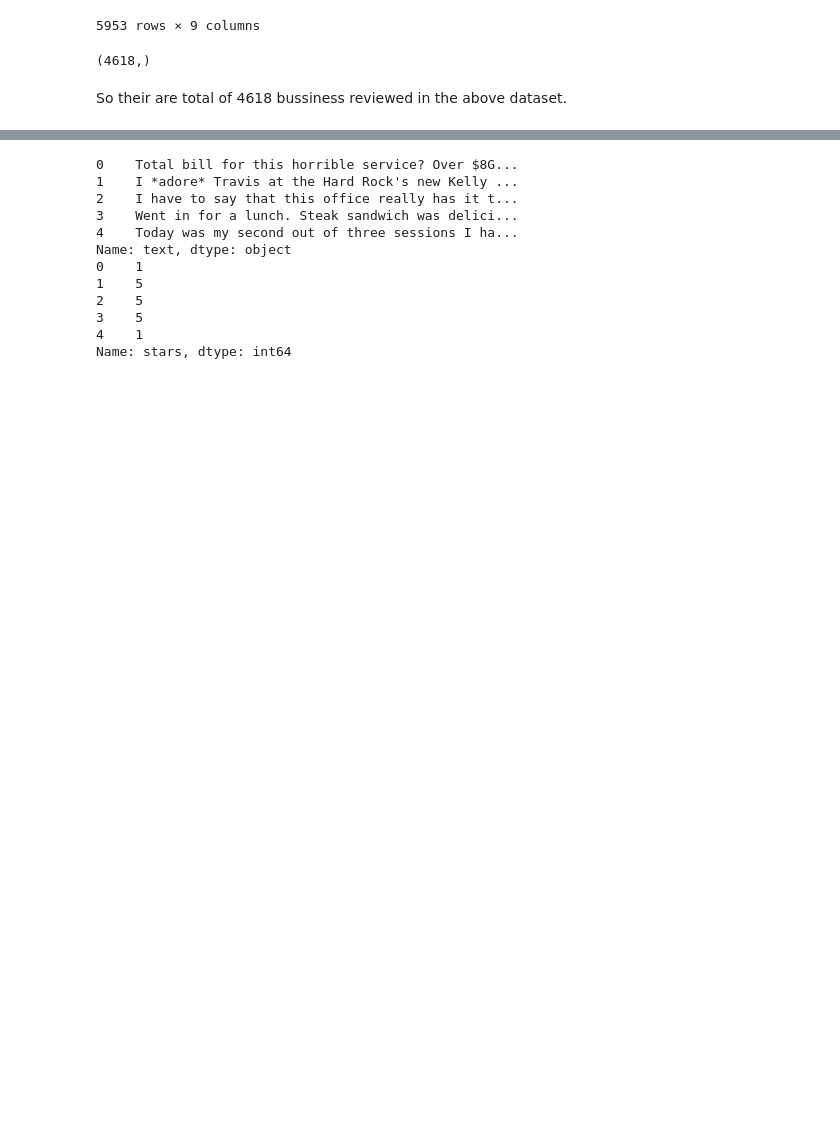
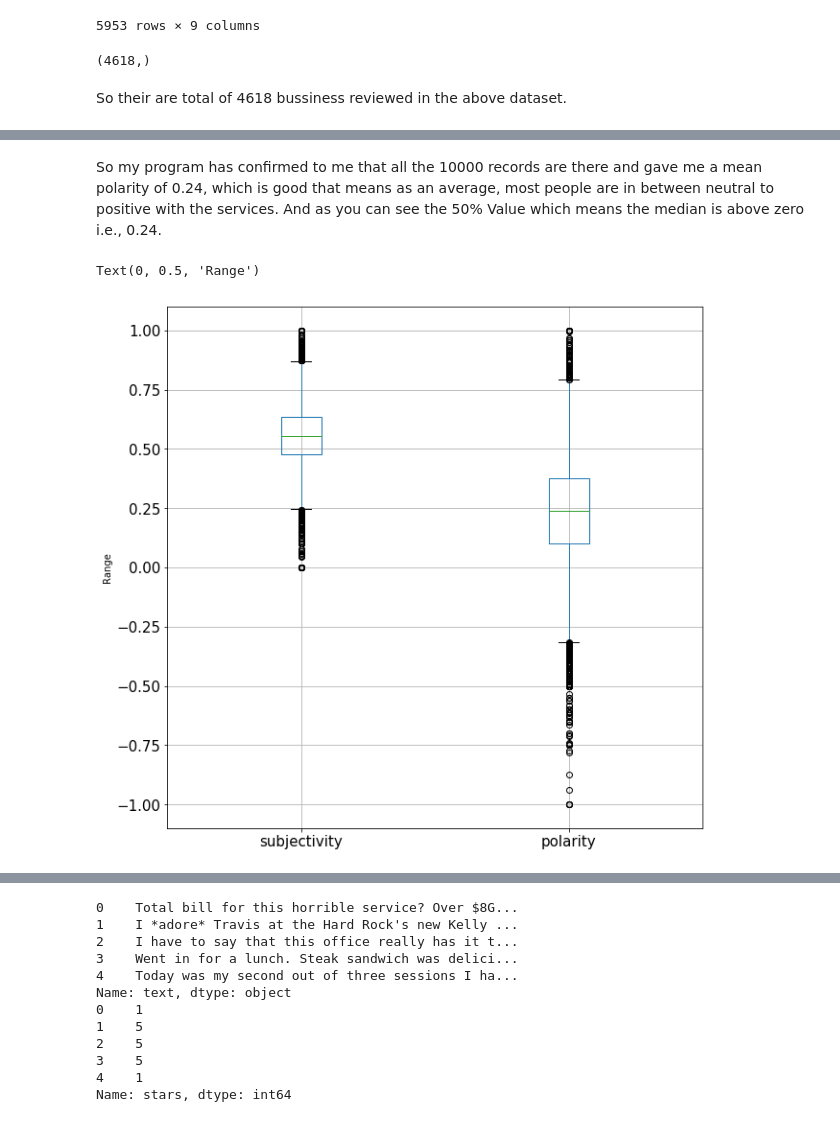
Before and after one commit to nishimishra71/Python, a Jupyter notebook: Capstone_2/Capstone_2.ipynb, the cells around one changed output, grey strips where cells are left out. Saved outputs shown, nothing was run; the diff lists cells and outputs as text; code cells hidden in the pictures; blank space fills up the shorter version.

Commit message:
Plots

```diff
--- a/Capstone_2/Capstone_2.ipynb
+++ b/Capstone_2/Capstone_2.ipynb
@@ -191,0 +209,3 @@ So their are total of 4618 bussiness reviewed in the above dataset.
+# %%
+COLS = ['date','text', 'sentiment','subjectivity','polarity']
+df_new = pd.DataFrame(columns=COLS)
@@ -191,0 +214,13 @@ So their are total of 4618 bussiness reviewed in the above dataset.
+# %%
+for index, row in islice(df.iterrows(), 0, None):
+
+     new_entry = []
+     text_lower=(row['text'].lower())
+     blob = TextBlob(text_lower)
+     sentiment = blob.sentiment
+     polarity = sentiment.polarity
+     subjectivity = sentiment.subjectivity
+     new_entry += [row['date'],text_lower,sentiment,subjectivity,polarity]
+     single_survey_sentimet_df = pd.DataFrame([new_entry], columns=COLS)
+     df_new = df_new.append(single_survey_sentimet_df, ignore_index=True)
+df_new.to_csv('Yelp_Text_Sentiment_Values.csv', mode='w', columns=COLS, index=False, encoding="utf-8")
@@ -191,0 +252,12 @@ So their are total of 4618 bussiness reviewed in the above dataset.
+# %% [markdown]
+So my program has confirmed to me that all the 10000 records are there and gave me a mean polarity of 0.24, which is good that means as an average, most people are in between neutral to positive with the services.
+And as you can see the 50% Value which means the median is above zero i.e., 0.24.
+# %%
+#boxplot for df_new
+
+boxplot = df_new.boxplot(column=['subjectivity','polarity'],
+                     fontsize = 15,grid = True, vert=True,figsize=(10,10,))
+plt.ylabel('Range')
+# %% [output]
+Text(0, 0.5, 'Range')
+[figure, added]
```
Also changed, not shown: parts of 14 cells of this notebook.
